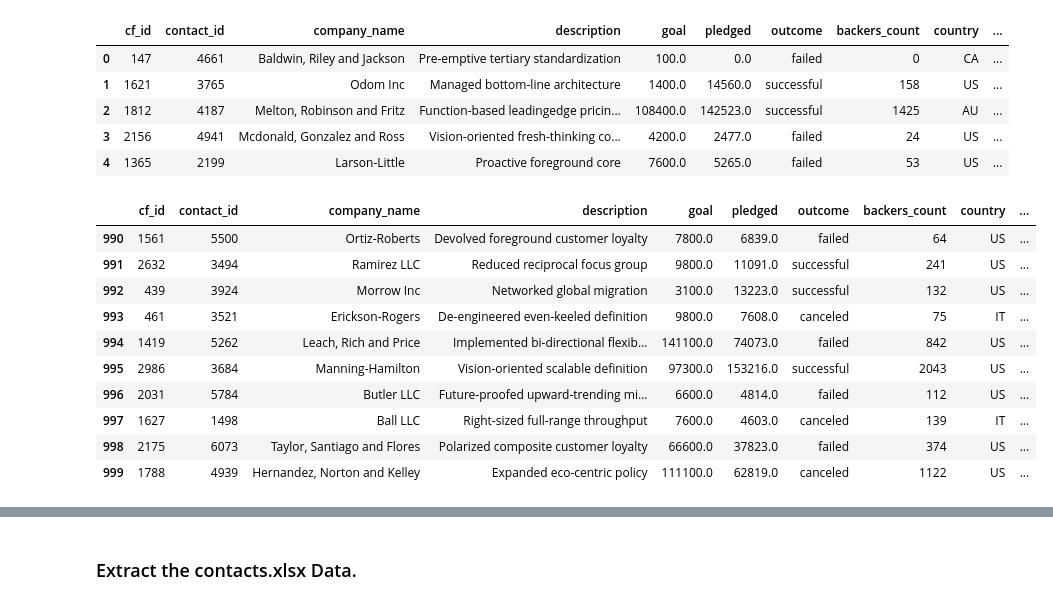
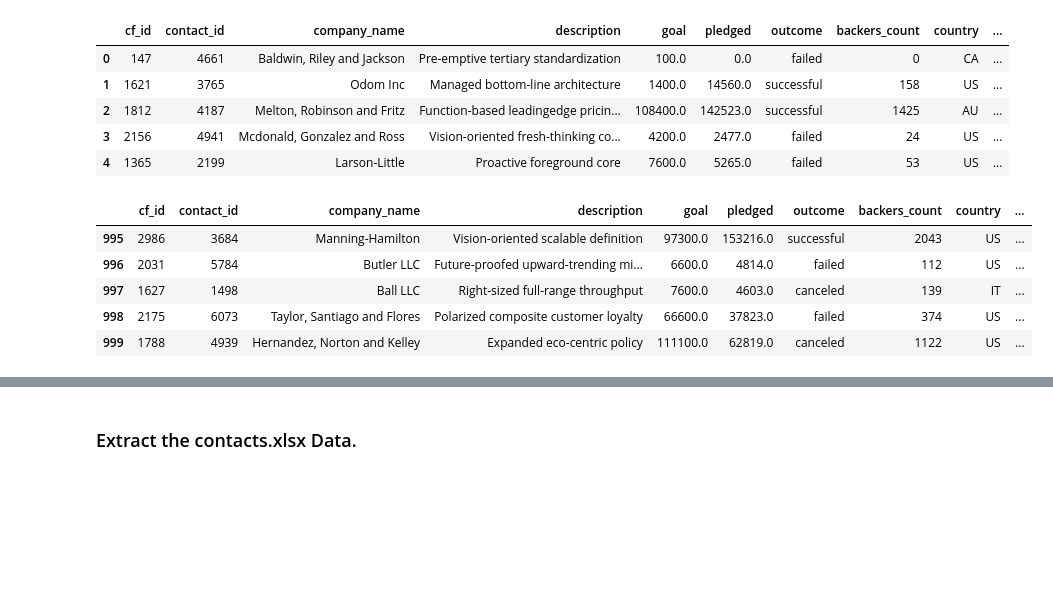
Before and after one commit to johncuevas51/Crowdfunding_ETL, a Jupyter notebook: ETL_Mini_Project_JCuevas.ipynb, the cells around one changed output, grey strips where cells are left out. Drawn from its saved outputs; the diff is of its cells as text; code cells hidden in the pictures; blank space fills up the shorter version.

```diff
--- a/ETL_Mini_Project_JCuevas.ipynb
+++ b/ETL_Mini_Project_JCuevas.ipynb
@@ -252,8 +266,8 @@ dtype: object
 # %%
 # Format the launched_date and end_date columns to datetime format
 from datetime import datetime as dt
-campaign_df_renamed["launch_date"] = pd.to_datetime(campaign_df_renamed["launch_date"]).dt.strftime('%Y-%m-%d')
-campaign_df_renamed["end_date"] = pd.to_datetime(campaign_df_renamed["end_date"]).dt.strftime('%Y-%m-%d')
+campaign_df_renamed["launch_date"] = pd.to_datetime(campaign_df_renamed["launch_date"], unit = "s").dt.strftime("%Y-%m-%d")
+campaign_df_renamed["end_date"] = pd.to_datetime(campaign_df_renamed["end_date"], unit = "s").dt.strftime("%Y-%m-%d")
 campaign_df_renamed.head()
 # %% [output]
 |  | cf_id | contact_id | company_name | description | goal | pledged | outcome | backers_count | country | ... |
@@ -265,16 +279,12 @@ campaign_df_renamed.head()
 # %%
 # Merge the campaign_df with the category_df on the "category" column and
 # the subcategory_df on the "subcategory" column.
+campaign_merged_df = pd.merge(campaign_df_renamed, category_df, how='left', on='category')
+campaign_df_new = pd.merge(campaign_merged_df, subcategory_df, how='left', on='subcategory')
 
-
-campaign_merged_df.tail(10)
+campaign_df_new.tail()
 # %% [output]
 |  | cf_id | contact_id | company_name | description | goal | pledged | outcome | backers_count | country | ... |
-| 990 | 1561 | 5500 | Ortiz-Roberts | Devolved foreground customer loyalty | 7800.0 | 6839.0 | failed | 64 | US | ... |
-| 991 | 2632 | 3494 | Ramirez LLC | Reduced reciprocal focus group | 9800.0 | 11091.0 | successful | 241 | US | ... |
-| 992 | 439 | 3924 | Morrow Inc | Networked global migration | 3100.0 | 13223.0 | successful | 132 | US | ... |
-| 993 | 461 | 3521 | Erickson-Rogers | De-engineered even-keeled definition | 9800.0 | 7608.0 | canceled | 75 | IT | ... |
-| 994 | 1419 | 5262 | Leach, Rich and Price | Implemented bi-directional flexib... | 141100.0 | 74073.0 | failed | 842 | US | ... |
 | 995 | 2986 | 3684 | Manning-Hamilton | Vision-oriented scalable definition | 97300.0 | 153216.0 | successful | 2043 | US | ... |
 | 996 | 2031 | 5784 | Butler LLC | Future-proofed upward-trending mi... | 6600.0 | 4814.0 | failed | 112 | US | ... |
 | 997 | 1627 | 1498 | Ball LLC | Right-sized full-range throughput | 7600.0 | 4603.0 | canceled | 139 | IT | ... |
```
Also changed, not shown: parts of 13 cells of this notebook, 6 other files.
